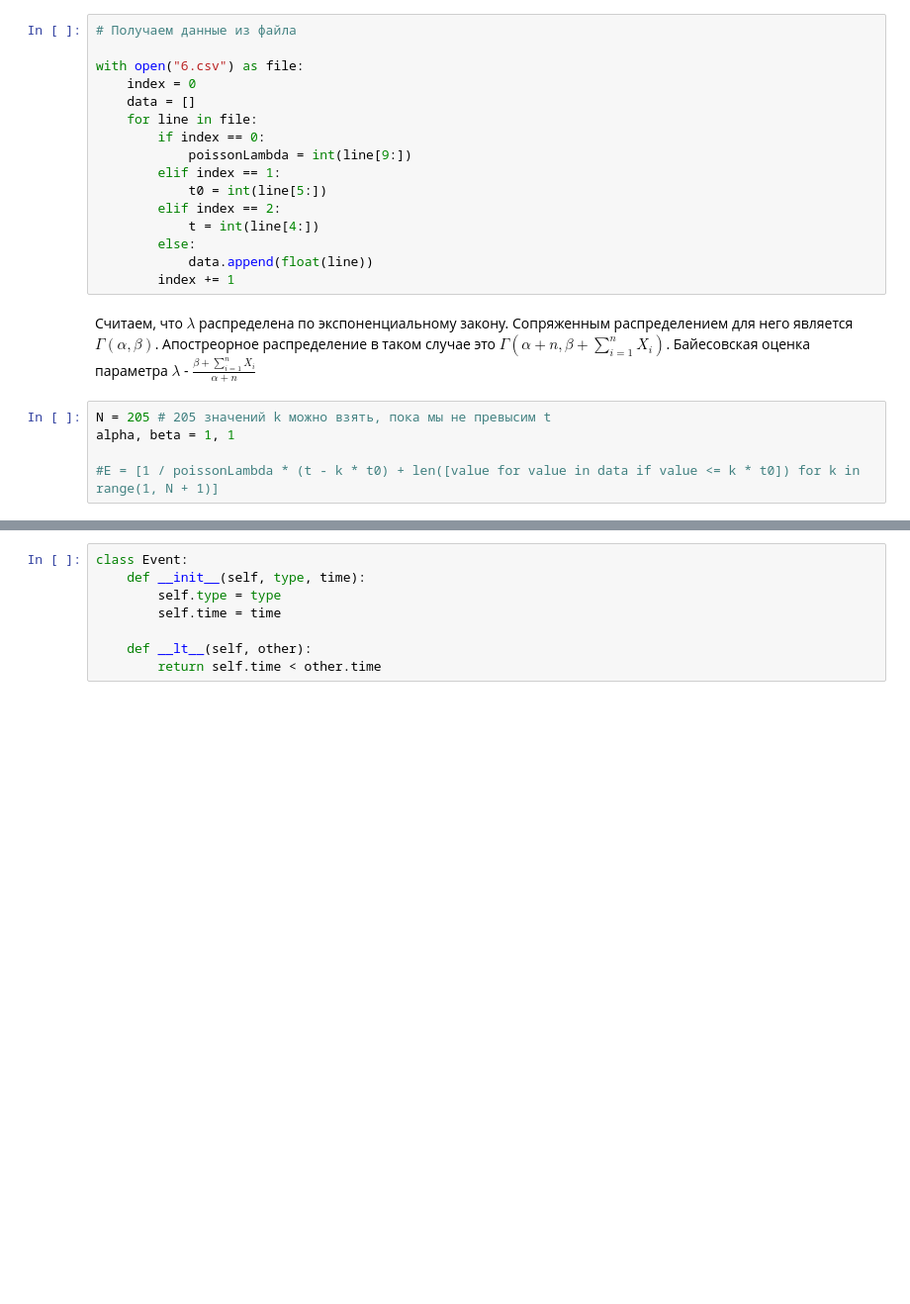
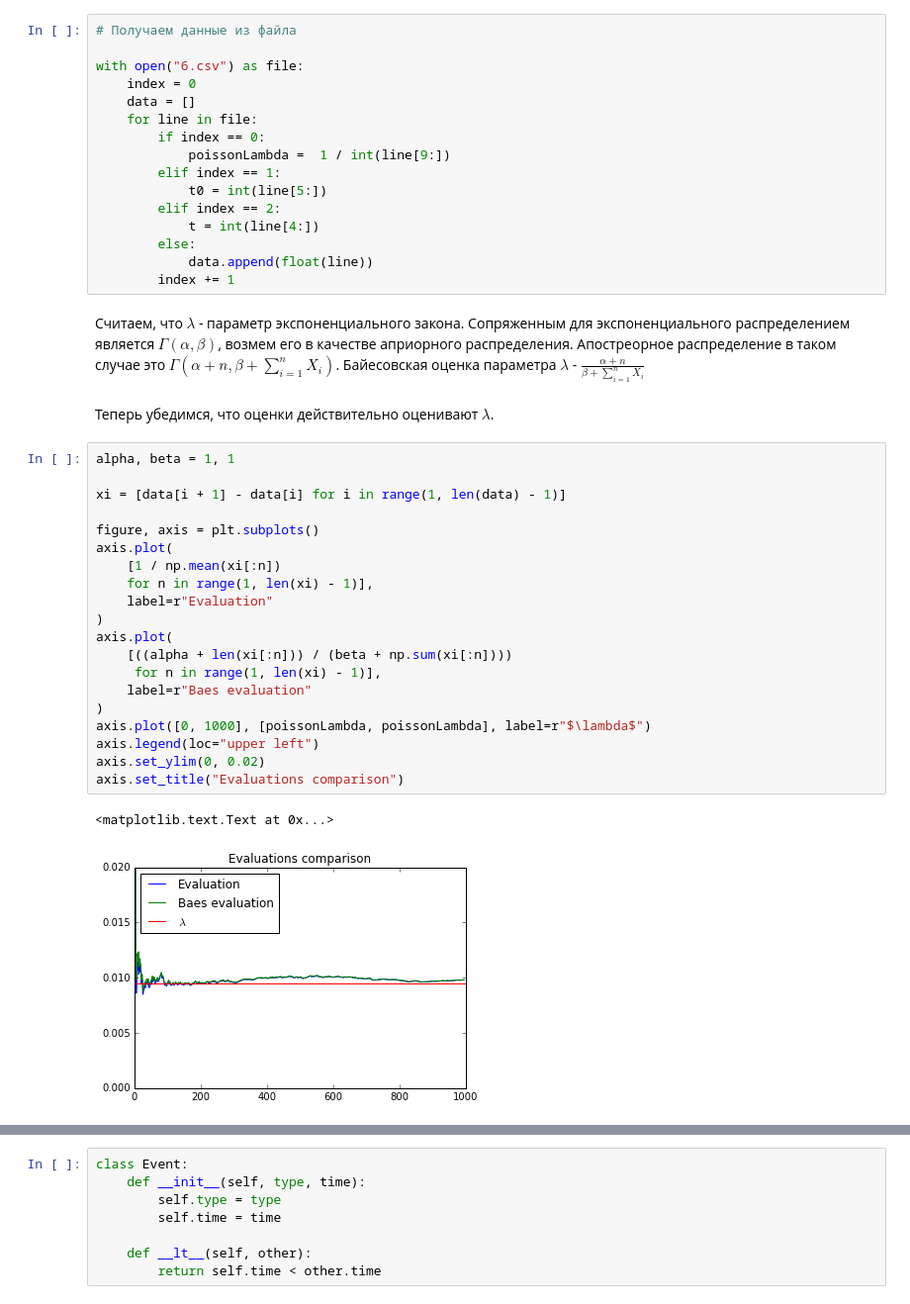
Before and after one commit to PKoshkin/math_stat, a Jupyter notebook: 7/7.4.ipynb, the cells around one changed output, grey strips where cells are left out. Shown at 99% size. Saved outputs shown, nothing was run; the diff lists cells and outputs as text; blank space fills up the shorter version.

```diff
--- a/7/7.4.ipynb
+++ b/7/7.4.ipynb
@@ -25,7 +26,7 @@ with open("6.csv") as file:
     data = []
     for line in file:
         if index == 0:
-            poissonLambda = int(line[9:])
+            poissonLambda =  1 / int(line[9:])
         elif index == 1:
             t0 = int(line[5:])
         elif index == 2:
@@ -34,9 +35,29 @@ with open("6.csv") as file:
             data.append(float(line))
         index += 1
 # %% [markdown]
-Считаем, что $\lambda$ распределена по экспоненциальному закону. Сопряженным распределением для него является $\Gamma(\alpha, \beta)$. Апостреорное распределение в таком случае это $\Gamma(\alpha+n,\beta+\sum_{i=1}^{n}X_i)$. Байесовская оценка параметра $\lambda$ - $\frac{\beta+\sum_{i=1}^{n}X_i}{\alpha+n}$
+Считаем, что $\lambda$ - параметр экспоненциального закона. Сопряженным для экспоненциального распределением является $\Gamma(\alpha, \beta)$, возмем его в качестве априорного распределения. Апостреорное распределение в таком случае это $\Gamma(\alpha+n,\beta+\sum_{i=1}^{n}X_i)$. Байесовская оценка параметра $\lambda$ - $\frac{\alpha+n}{\beta+\sum_{i=1}^{n}X_i}$
-# %%
-N = 205 # 205 значений k можно взять, пока мы не превысим t
-alpha, beta = 1, 1
-
-#E = [1 / poissonLambda * (t - k * t0) + len([value for value in data if value <= k * t0]) for k in range(1, N + 1)]
+# %% [markdown]
+Теперь убедимся, что оценки действительно оценивают $\lambda$.
+# %%
+alpha, beta = 1, 1
+
+xi = [data[i + 1] - data[i] for i in range(1, len(data) - 1)]
+
+figure, axis = plt.subplots()
+axis.plot(
+    [1 / np.mean(xi[:n])
+    for n in range(1, len(xi) - 1)],
+    label=r"Evaluation"
+)
+axis.plot(
+    [((alpha + len(xi[:n])) / (beta + np.sum(xi[:n])))
+     for n in range(1, len(xi) - 1)],
+    label=r"Baes evaluation"
+)
+axis.plot([0, 1000], [poissonLambda, poissonLambda], label=r"$\lambda$")
+axis.legend(loc="upper left")
+axis.set_ylim(0, 0.02)
+axis.set_title("Evaluations comparison")
+# %% [output]
+<matplotlib.text.Text at 0x...>
+[figure, added]
```
Also changed, not shown: parts of 12 cells of this notebook.
